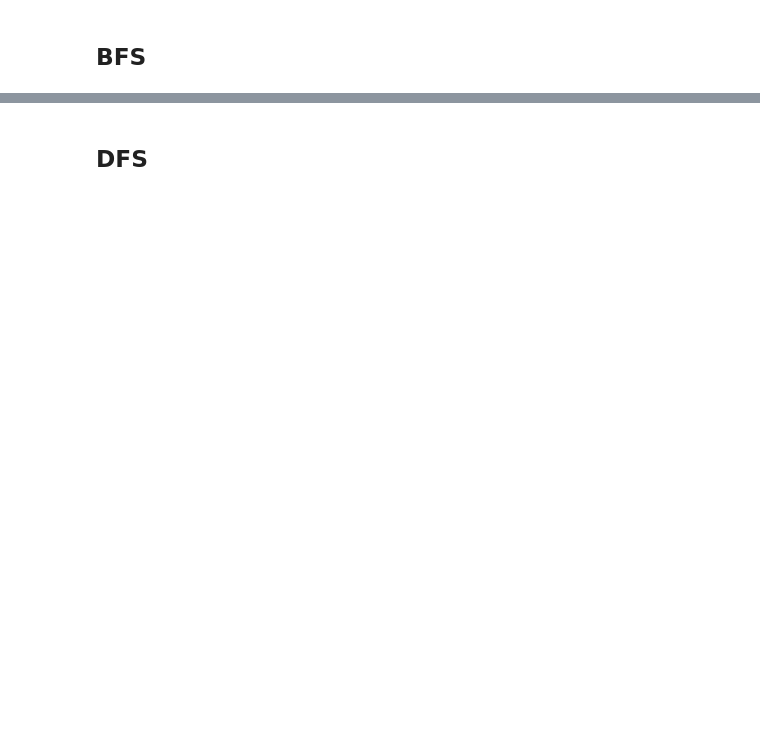
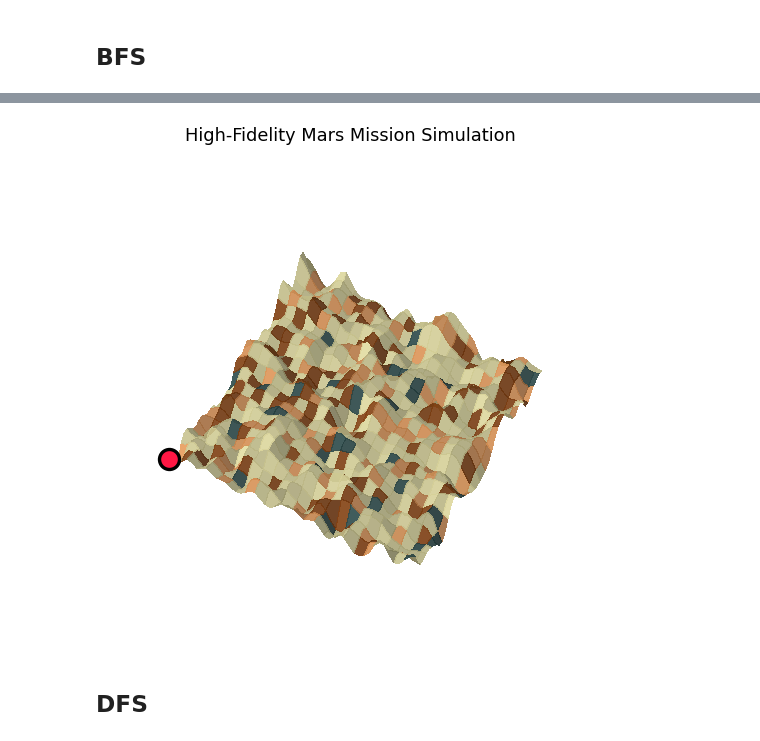
Before and after one commit to NadaSaleh745/Mars_rover_path_finding, a Jupyter notebook: src/problem/simulation.ipynb, the cells around one changed output, grey strips where cells are left out. Drawn from its saved outputs; the diff is of its cells as text; code cells hidden in the pictures; blank space fills up the shorter version.

```diff
--- a/src/problem/simulation.ipynb
+++ b/src/problem/simulation.ipynb
@@ -250,5 +228,6 @@ bfs_path = bfs(G, start, goal)
 # %%
 anim_real = visualize_realistic_mission(elevation, terrain, bfs_path)
-anim_real.save('rover.mp4', writer='ffmpeg', fps=20, dpi=100, bitrate=1200)
+anim_real.save('bfs_rover.mp4', writer='ffmpeg', fps=20, dpi=100, bitrate=1200)
 from IPython.display import Video
-Video('rover.mp4', embed=False)  # small notebook; external file playback
+Video('bfs_rover.mp4', embed=False)  # small notebook; external file playback
+# %% [output]
@@ -255,3 +235,4 @@ Video('rover.mp4', embed=False)  # small notebook; external file playback
+[figure, added]
 # %% [markdown]
 ## **DFS**
 # %%
```
Also changed, not shown: parts of 11 cells of this notebook, 6 other files.
